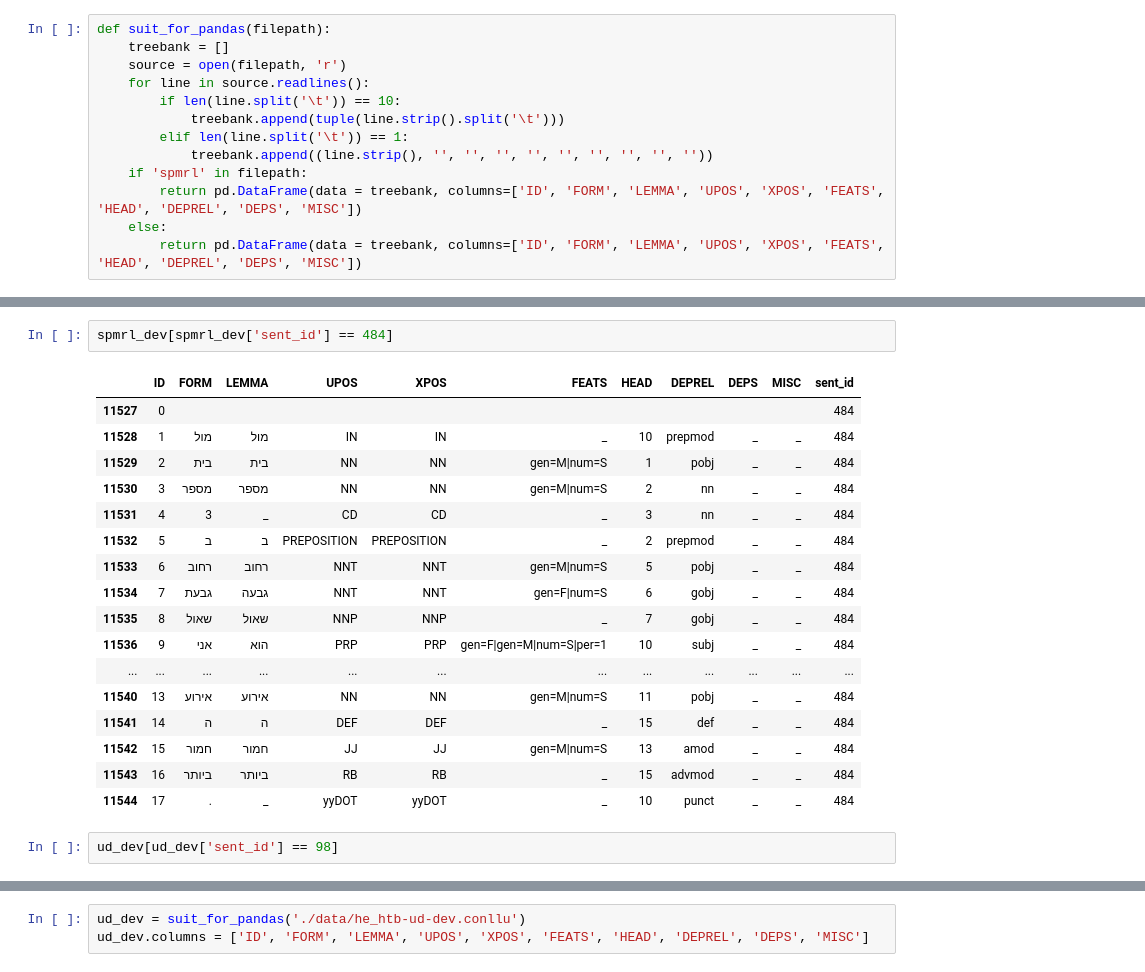
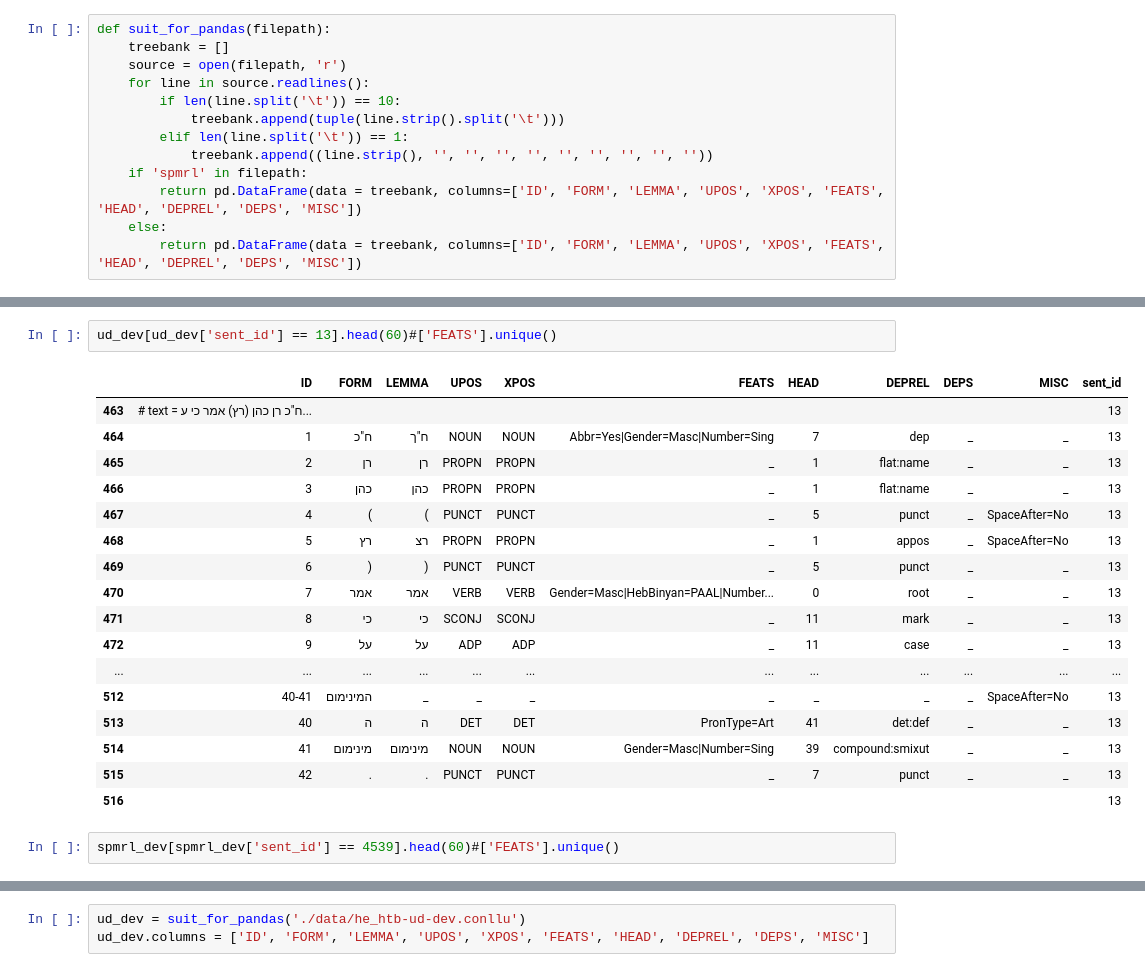
Before and after one commit to OnlpLab/he_treebanks, a Jupyter notebook: spmrl-ud-conversion.ipynb, the cells around one changed output, grey strips where cells are left out. Drawn from its saved outputs; the diff is of its cells as text.

```diff
--- a/spmrl-ud-conversion.ipynb
+++ b/spmrl-ud-conversion.ipynb
@@ -84,22 +98,22 @@ ud_dev['sent_id'] = ''
+# %%
+ud_dev[ud_dev['sent_id'] == 13].head(60)#['FEATS'].unique()
+# %% [output]
+|  | ID | FORM | LEMMA | UPOS | XPOS | FEATS | HEAD | DEPREL | DEPS | MISC | sent_id |
+| 463 | # text = ח"כ רן כהן (רץ) אמר כי ע... |  |  |  |  |  |  |  |  |  | 13 |
+| 464 | 1 | ח"כ | ח"ך | NOUN | NOUN | Abbr=Yes|Gender=Masc|Number=Sing | 7 | dep | _ | _ | 13 |
+| 465 | 2 | רן | רן | PROPN | PROPN | _ | 1 | flat:name | _ | _ | 13 |
+| 466 | 3 | כהן | כהן | PROPN | PROPN | _ | 1 | flat:name | _ | _ | 13 |
+| 467 | 4 | ( | ( | PUNCT | PUNCT | _ | 5 | punct | _ | SpaceAfter=No | 13 |
+| 468 | 5 | רץ | רצ | PROPN | PROPN | _ | 1 | appos | _ | SpaceAfter=No | 13 |
+| 469 | 6 | ) | ) | PUNCT | PUNCT | _ | 5 | punct | _ | _ | 13 |
+| 470 | 7 | אמר | אמר | VERB | VERB | Gender=Masc|HebBinyan=PAAL|Number... | 0 | root | _ | _ | 13 |
+| 471 | 8 | כי | כי | SCONJ | SCONJ | _ | 11 | mark | _ | _ | 13 |
+| 472 | 9 | על | על | ADP | ADP | _ | 11 | case | _ | _ | 13 |
+| ... | ... | ... | ... | ... | ... | ... | ... | ... | ... | ... | ... |
+| 512 | 40-41 | המינימום | _ | _ | _ | _ | _ | _ | _ | SpaceAfter=No | 13 |
+| 513 | 40 | ה | ה | DET | DET | PronType=Art | 41 | det:def | _ | _ | 13 |
+| 514 | 41 | מינימום | מינימום | NOUN | NOUN | Gender=Masc|Number=Sing | 39 | compound:smixut | _ | _ | 13 |
+| 515 | 42 | . | . | PUNCT | PUNCT | _ | 7 | punct | _ | _ | 13 |
+| 516 |  |  |  |  |  |  |  |  |  |  | 13 |
 # %%
-spmrl_dev[spmrl_dev['sent_id'] == 484]
+spmrl_dev[spmrl_dev['sent_id'] == 4539].head(60)#['FEATS'].unique()
-# %% [output]
-|  | ID | FORM | LEMMA | UPOS | XPOS | FEATS | HEAD | DEPREL | DEPS | MISC | sent_id |
-| 11527 | 0 |  |  |  |  |  |  |  |  |  | 484 |
-| 11528 | 1 | מול | מול | IN | IN | _ | 10 | prepmod | _ | _ | 484 |
-| 11529 | 2 | בית | בית | NN | NN | gen=M|num=S | 1 | pobj | _ | _ | 484 |
-| 11530 | 3 | מספר | מספר | NN | NN | gen=M|num=S | 2 | nn | _ | _ | 484 |
-| 11531 | 4 | 3 | _ | CD | CD | _ | 3 | nn | _ | _ | 484 |
-| 11532 | 5 | ב | ב | PREPOSITION | PREPOSITION | _ | 2 | prepmod | _ | _ | 484 |
-| 11533 | 6 | רחוב | רחוב | NNT | NNT | gen=M|num=S | 5 | pobj | _ | _ | 484 |
-| 11534 | 7 | גבעת | גבעה | NNT | NNT | gen=F|num=S | 6 | gobj | _ | _ | 484 |
-| 11535 | 8 | שאול | שאול | NNP | NNP | _ | 7 | gobj | _ | _ | 484 |
-| 11536 | 9 | אני | הוא | PRP | PRP | gen=F|gen=M|num=S|per=1 | 10 | subj | _ | _ | 484 |
-| ... | ... | ... | ... | ... | ... | ... | ... | ... | ... | ... | ... |
-| 11540 | 13 | אירוע | אירוע | NN | NN | gen=M|num=S | 11 | pobj | _ | _ | 484 |
-| 11541 | 14 | ה | ה | DEF | DEF | _ | 15 | def | _ | _ | 484 |
-| 11542 | 15 | חמור | חמור | JJ | JJ | gen=M|num=S | 13 | amod | _ | _ | 484 |
-| 11543 | 16 | ביותר | ביותר | RB | RB | _ | 15 | advmod | _ | _ | 484 |
-| 11544 | 17 | . | _ | yyDOT | yyDOT | _ | 10 | punct | _ | _ | 484 |
-# %%
-ud_dev[ud_dev['sent_id'] == 98]
```
Also changed, not shown: parts of 30 cells of this notebook.
